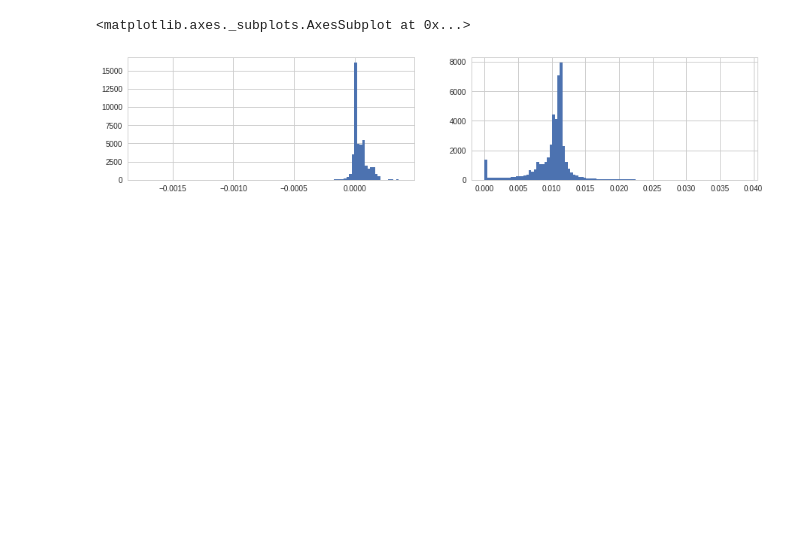
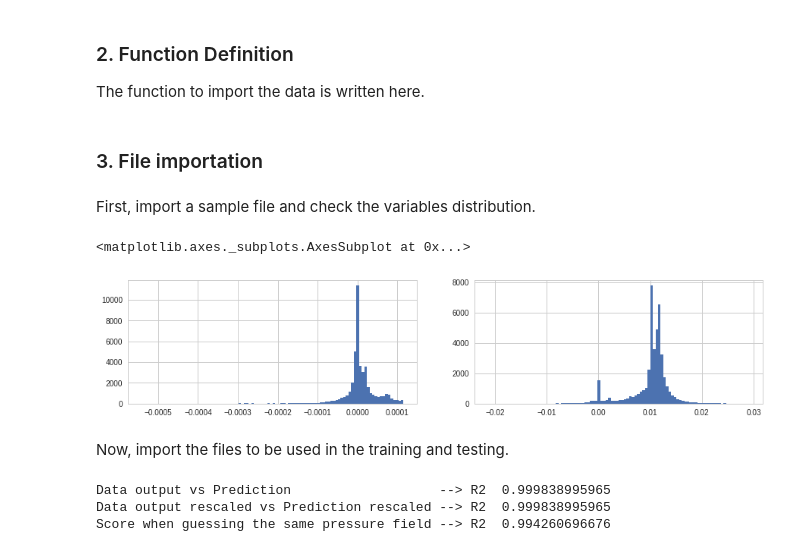
Before and after one commit to davibarreira/navierstokes-machine, a Jupyter notebook: DataPreparation.ipynb, the cells around one changed output. Drawn from its saved outputs; the diff is of its cells as text; code cells hidden in the pictures; blank space fills up the shorter version.

Commit message:
type: Data preparation
Improved the data preparation file to generate the pressure.txt and
velocity.txt files.
Also, created the functions responsible for importing and structuring
the data.

```diff
--- a/DataPreparation.ipynb
+++ b/DataPreparation.ipynb
@@ -21,7 +23,41 @@ def normalize(x):
+# %%
+folder = os.getcwd()+'/OpenFOAMfiles/85'
+for field in ['p','U']:
+    file   = folder+'/'+field
+    with open(file,'r') as f:
+        text = f.readlines()
+        text = text[22:43772]
+
+    if field == 'p':
+        file   = folder+'/pressure.txt'
+        with open(file,'w') as f:
+            f.write('pressure\n')
+            f.write(''.join(text))
+    else:
+        file   = folder+'/velocity.txt'
+        with open(file,'w') as f:
+            f.write('vx vy vz\n')
+            vel = ''.join(text)
+            vel = re.sub('[()]','', vel)
+            f.write(vel)
+# %% [markdown]
+### 2. Function Definition
+The function to import the data is written here.
 # %%
+def undonormalize(xn,xmax,xmin):
+    """
+    Transform data back to the original scale
+    : xn: Data that was normalized
+    : xmax: Maximum value before data normalization
+    : xmin: Minimum value before data normalization
+    : return: Numpy array of data with original scale
+    """
+    x = xn*(xmax-xmin)+xmin
+    return x
+
 def ImportData(folder):
     file_list = []
-    file_list.append(pd.read_table('meshcoord.txt',sep="\s+"))
+    file_list.append(pd.read_table('./Mesh/meshcoord.txt',sep="\s+"))
     file_list.append(pd.read_table(folder+'/pressure.txt'))
     file_list.append(pd.read_csv(folder+'/velocity.txt',sep="\s+"))
     df = pd.DataFrame()
@@ -75,9 +108,17 @@ data = ImportData(folder)
+# %% [markdown]
+### 3. File importation
+# %% [markdown]
+First, import a sample file and check the variables distribution.
 # %%
+folder = os.getcwd()+'/OpenFOAMfiles/98'
+data = ImportData(folder)
 plt.figure(figsize=(15,3))
 plt.subplot(121)
 data.pin.hist(bins=100)
 plt.subplot(122)
 data.vxin.hist(bins=100)
 # %% [output]
 <matplotlib.axes._subplots.AxesSubplot at 0x...>
-[figure, old version]
+[figure, new version]
+# %% [markdown]
+Now, import the files to be used in the training and testing.
@@ -83,0 +146,14 @@ data.vxin.hist(bins=100)
+# %%
+# Rescale the data to check if the results are invariant to the transformation.
+dataoutput_rescaled   = undonormalize(dataoutput,datainput.pin.max(),datainput.pin.min())
+datapredict_rescaled  = undonormalize(clf.predict(datainput),datainput.pin.max(),datainput.pin.min())
+
+# Compare the performance of the prediction with the benchmark of assigning the same pressure field
+# as the input.
+print('Data output vs Prediction                   --> R2 ',r2_score(dataoutput,clf.predict(datainput)))
+print('Data output rescaled vs Prediction rescaled --> R2 ',r2_score(dataoutput_rescaled,datapredict_rescaled))
+print('Score when guessing the same pressure field --> R2 ',r2_score(data1.pin,data2.pin))
+# %% [output]
+Data output vs Prediction                   --> R2  0.999838995965
+Data output rescaled vs Prediction rescaled --> R2  0.999838995965
+Score when guessing the same pressure field --> R2  0.994260696676
```
Also changed, not shown: parts of 10 cells of this notebook, 35 other files.
